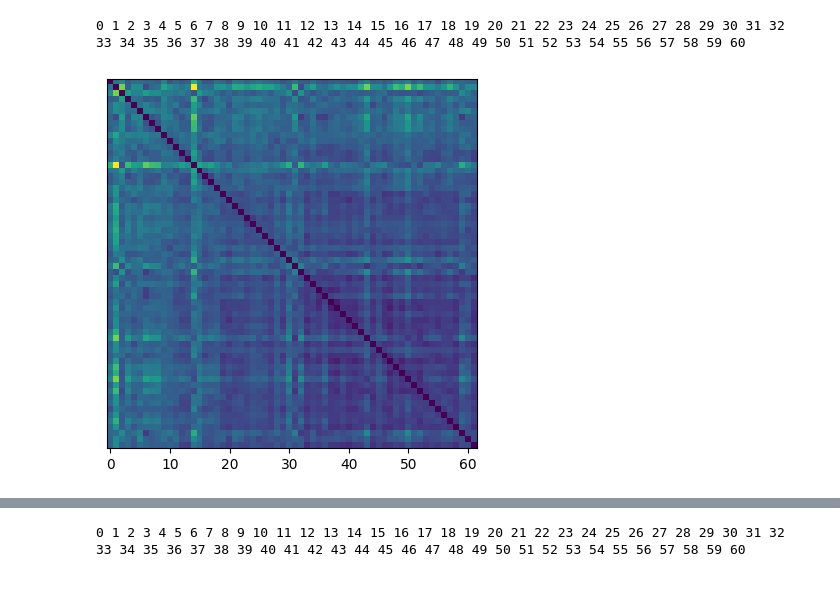
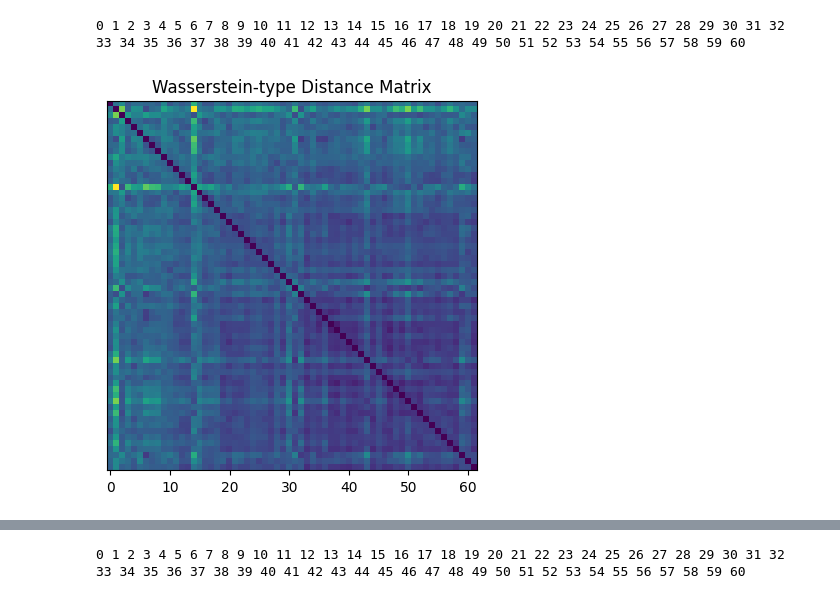
Before and after one commit to mwilson221/A-Wasserstein-type-Distance-for-Gaussian-Mixtures-on-Vector-Bundles, a Jupyter notebook: Nanoparticles/Applications.ipynb, the cells around one changed output, grey strips where cells are left out. Cells and saved outputs as stored; diff of their text form; code cells hidden in the pictures.

```diff
--- a/Nanoparticles/Applications.ipynb
+++ b/Nanoparticles/Applications.ipynb
@@ -72,12 +72,17 @@ W=W+W.T
 # %%
 plt.imshow(W)
 # plt.title("Wasserstein-type Distance Matrix")
 plt.yticks([])
 
 plt.gca().set_box_aspect(1)
-plt.show()
+
+plt.title("Wasserstein-type Distance Matrix")
+
+# plt.legend(["Before Change Point", "After Change Point"])
+# plt.show()
+plt.savefig("data_files/images/nanoparticles_distances",dpi=250, bbox_inches='tight')
 # %% [output]
-[figure, old version]
+[figure, new version]
 # %%
 mf.e_divisive(W, sig_lvl = 0.0125, R = 499, min_size = 12, alpha = 1)
 # %% [output]
```
Also changed, not shown: parts of 6 cells of this notebook, 1 other file.
